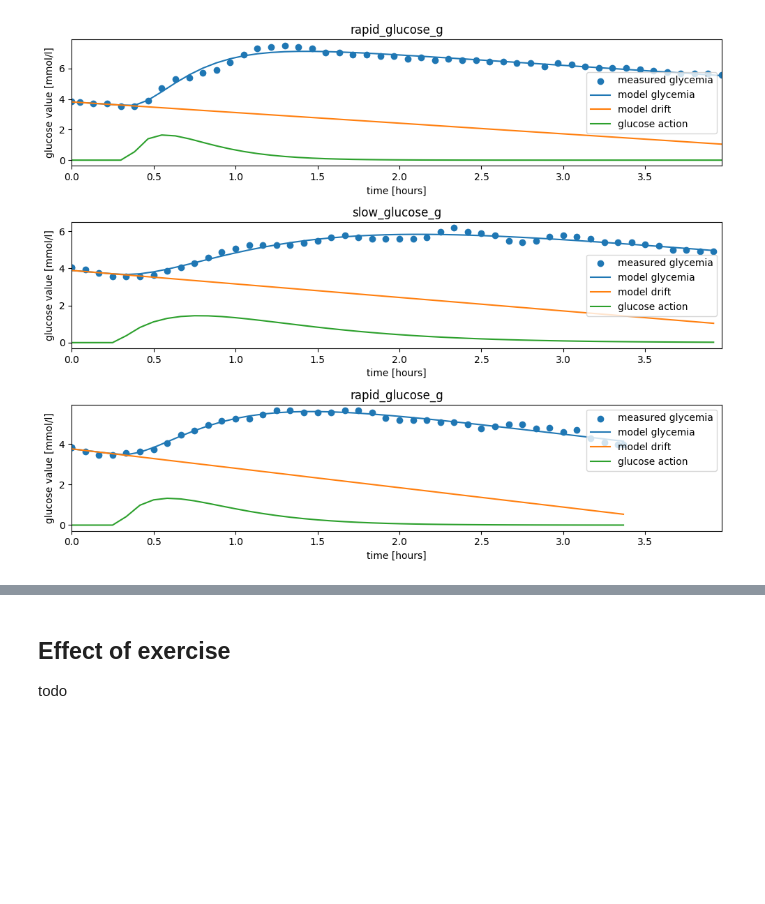
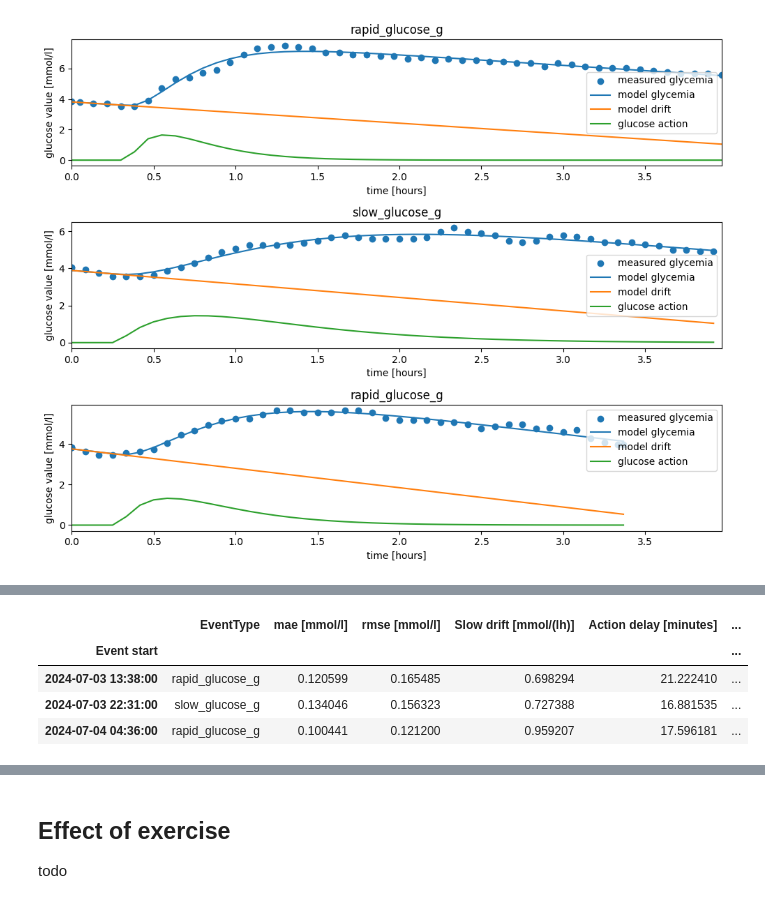
Before and after one commit to sethyvenatem/blood_sugar_fast_day, a Jupyter notebook: fast_day.ipynb, the cells around one changed output, grey strips where cells are left out. Saved outputs shown, nothing was run; the diff lists cells and outputs as text; code cells hidden in the pictures; blank space fills up the shorter version.

```diff
--- a/fast_day.ipynb
+++ b/fast_day.ipynb
@@ -565,0 +578,10 @@ It looks like the slow drift gets faster as the day progresses. I need less long
+# %%
+hour = [6+44/60]
+drift = [0.375]
+events_description
+# %% [output]
+|  | EventType | mae [mmol/l] | rmse [mmol/l] | Slow drift [mmol/(lh)] | Action delay [minutes] | ... |
+| Event start |  |  |  |  |  | ... |
+| 2024-07-03 13:38:00 | rapid_glucose_g | 0.120599 | 0.165485 | 0.698294 | 21.222410 | ... |
+| 2024-07-03 22:31:00 | slow_glucose_g | 0.134046 | 0.156323 | 0.727388 | 16.881535 | ... |
+| 2024-07-04 04:36:00 | rapid_glucose_g | 0.100441 | 0.121200 | 0.959207 | 17.596181 | ... |
```
Also changed, not shown: parts of 8 cells of this notebook.
